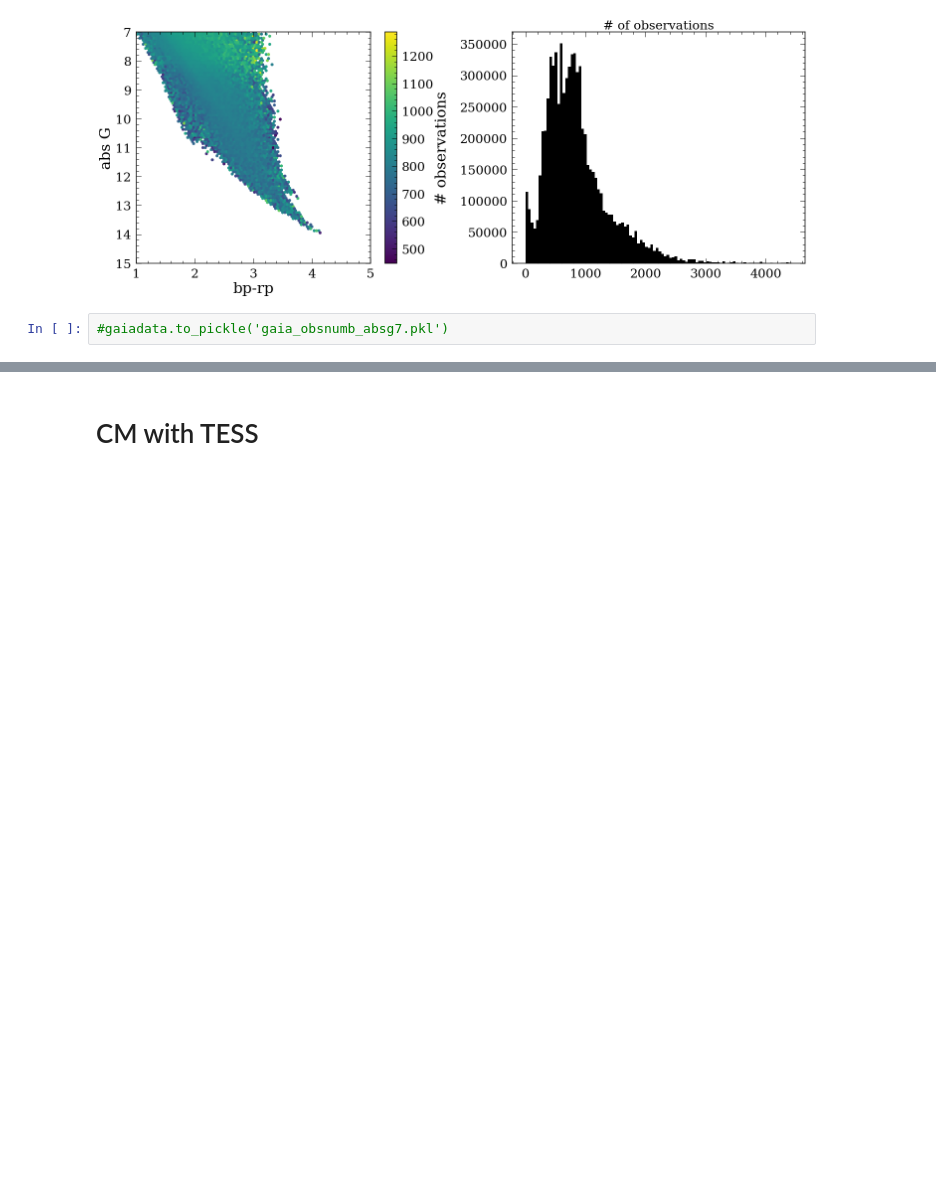
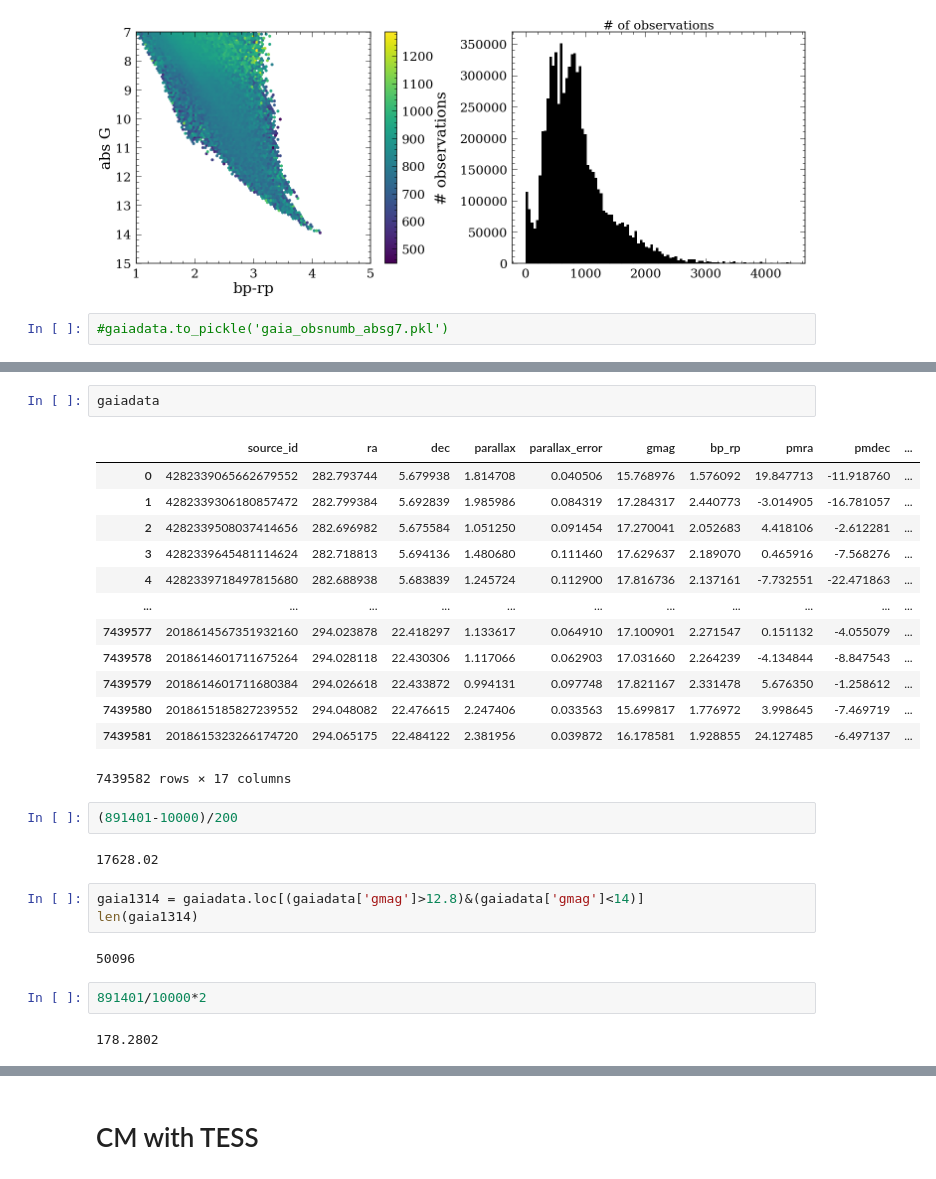
Before and after one commit to lyx12311/ztfProt, a Jupyter notebook: GaiaStars.ipynb, the cells around one changed output, grey strips where cells are left out. Saved outputs shown, nothing was run; the diff lists cells and outputs as text; blank space fills up the shorter version.

```diff
--- a/GaiaStars.ipynb
+++ b/GaiaStars.ipynb
@@ -161,0 +182,29 @@ np.sqrt((360*90/len(gaiadata))*u.deg.to(u.arcmin))
+# %%
+gaiadata
+# %% [output]
+|  | source_id | ra | dec | parallax | parallax_error | gmag | bp_rp | pmra | pmdec | ... |
+| 0 | 4282339065662679552 | 282.793744 | 5.679938 | 1.814708 | 0.040506 | 15.768976 | 1.576092 | 19.847713 | -11.918760 | ... |
+| 1 | 4282339306180857472 | 282.799384 | 5.692839 | 1.985986 | 0.084319 | 17.284317 | 2.440773 | -3.014905 | -16.781057 | ... |
+| 2 | 4282339508037414656 | 282.696982 | 5.675584 | 1.051250 | 0.091454 | 17.270041 | 2.052683 | 4.418106 | -2.612281 | ... |
+| 3 | 4282339645481114624 | 282.718813 | 5.694136 | 1.480680 | 0.111460 | 17.629637 | 2.189070 | 0.465916 | -7.568276 | ... |
+| 4 | 4282339718497815680 | 282.688938 | 5.683839 | 1.245724 | 0.112900 | 17.816736 | 2.137161 | -7.732551 | -22.471863 | ... |
+| ... | ... | ... | ... | ... | ... | ... | ... | ... | ... | ... |
+| 7439577 | 2018614567351932160 | 294.023878 | 22.418297 | 1.133617 | 0.064910 | 17.100901 | 2.271547 | 0.151132 | -4.055079 | ... |
+| 7439578 | 2018614601711675264 | 294.028118 | 22.430306 | 1.117066 | 0.062903 | 17.031660 | 2.264239 | -4.134844 | -8.847543 | ... |
+| 7439579 | 2018614601711680384 | 294.026618 | 22.433872 | 0.994131 | 0.097748 | 17.821167 | 2.331478 | 5.676350 | -1.258612 | ... |
+| 7439580 | 2018615185827239552 | 294.048082 | 22.476615 | 2.247406 | 0.033563 | 15.699817 | 1.776972 | 3.998645 | -7.469719 | ... |
+| 7439581 | 2018615323266174720 | 294.065175 | 22.484122 | 2.381956 | 0.039872 | 16.178581 | 1.928855 | 24.127485 | -6.497137 | ... |
+7439582 rows × 17 columns
+# %%
+(891401-10000)/200
+# %% [output]
+17628.02
+# %%
+gaia1314 = gaiadata.loc[(gaiadata['gmag']>12.8)&(gaiadata['gmag']<14)]
+len(gaia1314)
+# %% [output]
+50096
+# %%
+891401/10000*2
+# %% [output]
+178.2802
```
Also changed, not shown: parts of 8 cells of this notebook, 5 other files.
